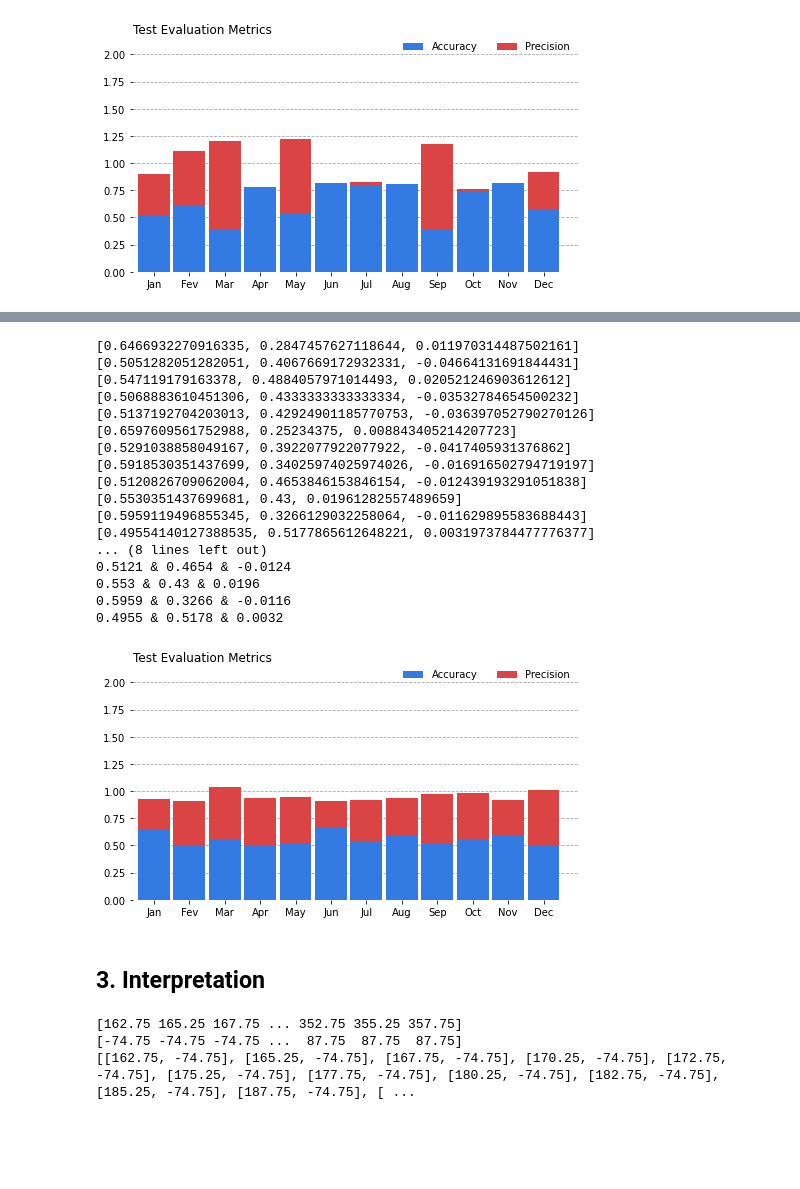
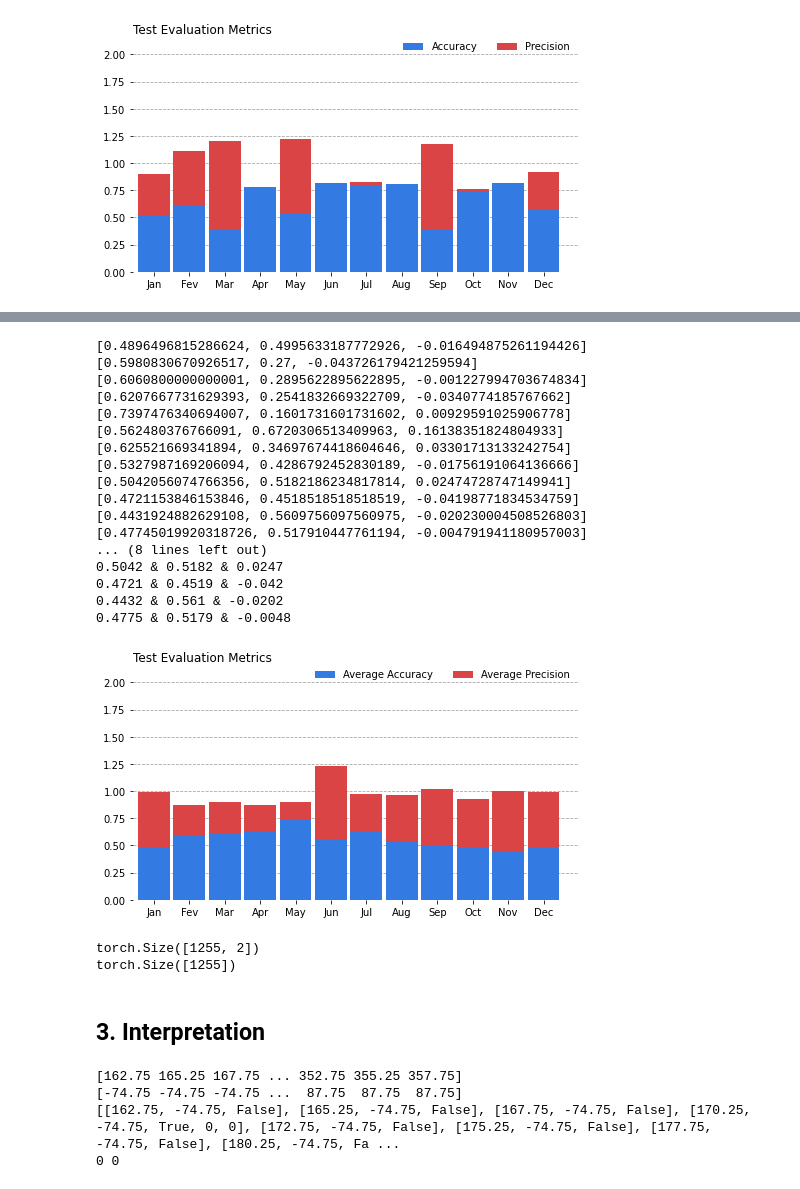
Before and after one commit to ding05/gnn_cnn_ocean_temp_forecasting, a Jupyter notebook: training_gnn_a.ipynb, the cells around one changed output, grey strips where cells are left out. Drawn from its saved outputs; the diff is of its cells as text; code cells hidden in the pictures; blank space fills up the shorter version.

```diff
--- a/training_gnn_a.ipynb
+++ b/training_gnn_a.ipynb
@@ -500,6 +505,12 @@ for month in target_month:
     sum_test_pre += test_pre
     sum_test_kappa += test_kappa
 
+    if test_acc > 0.5 and test_pre > 0.5:
+      logits = model(graph, node_features.float())
+      fine_predicted_values = logits[test_mask]
+      fine_labels = node_labels[test_mask]
+      fine_test_masks = test_mask
+
   test_acc = sum_test_acc / NUM_MODEL
   test_pre = sum_test_pre / NUM_MODEL
   test_kappa = sum_test_kappa / NUM_MODEL
@@ -515,6 +526,7 @@ for month in target_month:
 logits = model(graph, node_features.float())
 last_predicted_values = logits[test_mask]
 last_labels = node_labels[test_mask]
+last_test_masks = test_mask
 # %% [output]
 --------------------
 Start training for Jan
@@ -539,52 +551,55 @@ for element in test_results:
 for element in test_results:
   print(round(element[0], 4), "&", round(element[1], 4), "&", round(element[2], 4))
 # %% [output]
-[0.6466932270916335, 0.2847457627118644, 0.011970314487502161]
-[0.5051282051282051, 0.4067669172932331, -0.04664131691844431]
-[0.547119179163378, 0.4884057971014493, 0.020521246903612612]
-[0.5068883610451306, 0.4333333333333334, -0.03532784654500232]
-[0.5137192704203013, 0.42924901185770753, -0.036397052790270126]
-[0.6597609561752988, 0.25234375, 0.008843405214207723]
-[0.5291038858049167, 0.3922077922077922, -0.0417405931376862]
-[0.5918530351437699, 0.34025974025974026, -0.016916502794719197]
-[0.5120826709062004, 0.4653846153846154, -0.012439193291051838]
-[0.5530351437699681, 0.43, 0.01961282557489659]
-[0.5959119496855345, 0.3266129032258064, -0.011629895583688443]
-[0.49554140127388535, 0.5177865612648221, 0.0031973784477776377]
+[0.4896496815286624, 0.4995633187772926, -0.016494875261194426]
+[0.5980830670926517, 0.27, -0.043726179421259594]
+[0.6060800000000001, 0.2895622895622895, -0.001227994703674834]
+[0.6207667731629393, 0.2541832669322709, -0.0340774185767662]
+[0.7397476340694007, 0.1601731601731602, 0.00929591025906778]
+[0.562480376766091, 0.6720306513409963, 0.16138351824804933]
+[0.625521669341894, 0.34697674418604646, 0.03301713133242754]
+[0.5327987169206094, 0.4286792452830189, -0.01756191064136666]
+[0.5042056074766356, 0.5182186234817814, 0.02474728747149941]
+[0.4721153846153846, 0.4518518518518519, -0.04198771834534759]
+[0.4431924882629108, 0.5609756097560975, -0.020230004508526803]
+[0.47745019920318726, 0.517910447761194, -0.004791941180957003]
 ... (8 lines left out)
-0.5121 & 0.4654 & -0.0124
-0.553 & 0.43 & 0.0196
-0.5959 & 0.3266 & -0.0116
-0.4955 & 0.5178 & 0.0032
+0.5042 & 0.5182 & 0.0247
+0.4721 & 0.4519 & -0.042
+0.4432 & 0.561 & -0.0202
+0.4775 & 0.5179 & -0.0048
 # %%
 import pandas as pd
 import matplotlib.pyplot as plt
 
-d = {'Accuracy':[test_results[i][0] for i in range(len(test_results))], 'Precision': [test_results[i][1] for i in range(len(test_results))]}
+d = {'Average Accuracy':[test_results[i][0] for i in range(len(test_results))], 'Average Precision': [test_results[i][1] for i in range(len(test_results))]}
 result_df = pd.DataFrame(data=d)
 result_df
 
 fig, ax = plt.subplots(1, figsize=(8, 4))
-plt.bar(result_df.index, result_df['Accuracy'], color = '#337AE3', width = 0.9)
-plt.bar(result_df.index, result_df['Precision'], bottom = result_df['Accuracy'], color = '#DB4444', width = 0.9)
+plt.bar(result_df.index, result_df['Average Accuracy'], color = '#337AE3', width = 0.9)
+plt.bar(result_df.index, result_df['Average Precision'], bottom = result_df['Average Accuracy'], color = '#DB4444', width = 0.9)
 plt.xlim(-0.6, 12)
 plt.ylim(0, 2)# remove spines
 ax.spines['right'].set_visible(False)
 ax.spines['left'].set_visible(False)
 ax.spines['top'].set_visible(False)
 ax.spines['bottom'].set_visible(False)#grid
 ax.set_axisbelow(True)
 ax.yaxis.grid(color='gray', linestyle='dashed', alpha=0.7)# x ticks
 xticks_labels = ['Jan', 'Fev', 'Mar', 'Apr', 'May', 'Jun', 'Jul', 'Aug', 'Sep', 'Oct', 'Nov', 'Dec']
 plt.xticks(result_df.index , labels = xticks_labels)# title and legend
-legend_label = ['Accuracy', 'Precision']
+legend_label = ['Average Accuracy', 'Average Precision']
 plt.legend(legend_label, ncol = 4, bbox_to_anchor=([1, 1.1, 0, 0]), frameon = False)
 plt.title('Test Evaluation Metrics\n', loc='left')
 plt.show()
 # %% [output]
-[figure, old version]
+[figure, new version]
 # %%
 print(last_predicted_values.shape)
 print(last_labels.shape)
+# %% [output]
+torch.Size([1255, 2])
+torch.Size([1255])
 # %% [markdown]
 ## 3. Interpretation
@@ -597,10 +617,22 @@ lats_smaller = soda_time_1_lats.flatten()[soda_masked.notnull().values.flatten()
 
 soda_coordinates = []
 for index in range(len(lats_smaller)):
-  soda_coordinates.append([lons_smaller[index], lats_smaller[index]])
+  if fine_test_masks[index] == True:
+    soda_coordinates.append([lons_smaller[index], lats_smaller[index], True])
+  else:
+    soda_coordinates.append([lons_smaller[index], lats_smaller[index], False])
+
+for element in soda_coordinates:
+  if element[2] == True:
+    element.append(fine_predicted_classes_list[0])
+    fine_predicted_classes_list = fine_predicted_classes_list[1:]
+    element.append(fine_labels_list[0])
+    fine_labels_list = fine_labels_list[1:]
 
 print(soda_coordinates)
+print(len(fine_predicted_classes_list), len(fine_labels_list))
 # %% [output]
 [162.75 165.25 167.75 ... 352.75 355.25 357.75]
 [-74.75 -74.75 -74.75 ...  87.75  87.75  87.75]
-[[162.75, -74.75], [165.25, -74.75], [167.75, -74.75], [170.25, -74.75], [172.75, -74.75], [175.25, -74.75], [177.75, -74.75], [180.25, -74.75], [182.75, -74.75], [185.25, -74.75], [187.75, -74.75], [ ...
+[[162.75, -74.75, False], [165.25, -74.75, False], [167.75, -74.75, False], [170.25, -74.75, True, 0, 0], [172.75, -74.75, False], [175.25, -74.75, False], [177.75, -74.75, False], [180.25, -74.75, Fa ...
+0 0
```
Also changed, not shown: parts of 8 cells of this notebook.
